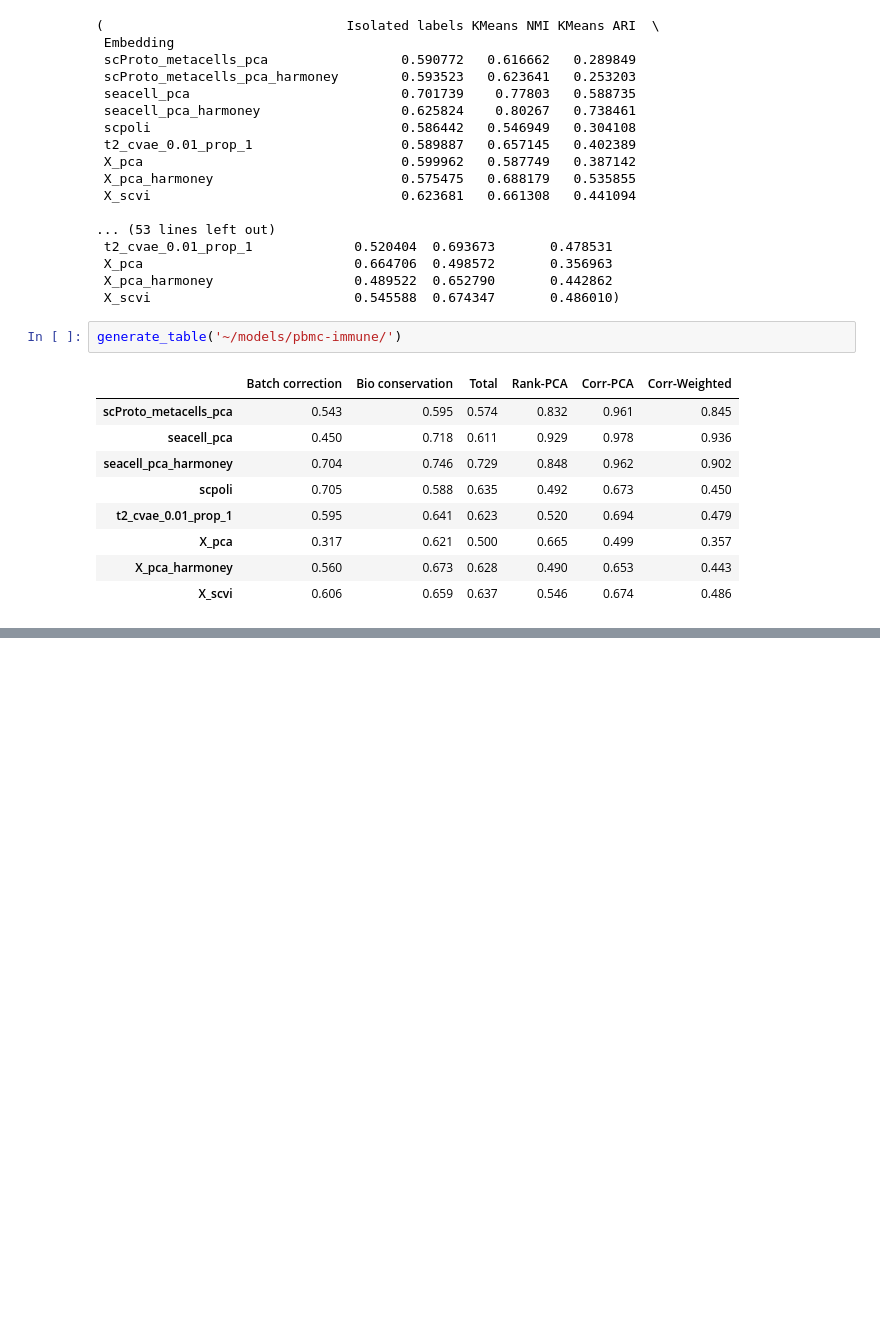
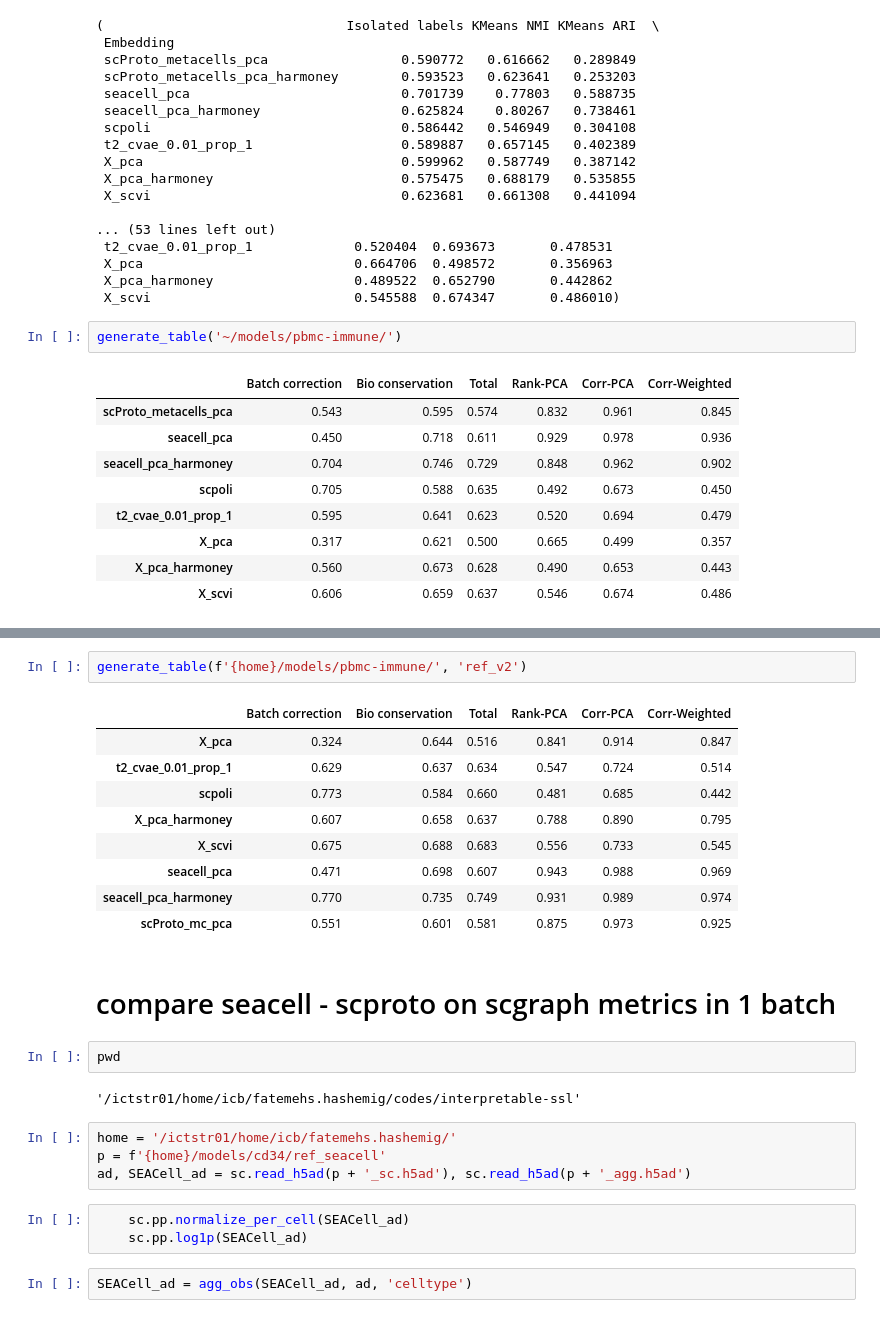
Before and after one commit to fatisati/interpretable-prototype, a Jupyter notebook: notebooks/embedding_metrics.ipynb, the cells around one changed output, grey strips where cells are left out. Cells and saved outputs as stored; diff of their text form; blank space fills up the shorter version.

```diff
--- a/notebooks/embedding_metrics.ipynb
+++ b/notebooks/embedding_metrics.ipynb
@@ -872,0 +702,27 @@ KeyboardInterrupt:
+# %%
+generate_table(f'{home}/models/pbmc-immune/', 'ref_v2')
+# %% [output]
+|  | Batch correction | Bio conservation | Total | Rank-PCA | Corr-PCA | Corr-Weighted |
+| X_pca | 0.324 | 0.644 | 0.516 | 0.841 | 0.914 | 0.847 |
+| t2_cvae_0.01_prop_1 | 0.629 | 0.637 | 0.634 | 0.547 | 0.724 | 0.514 |
+| scpoli | 0.773 | 0.584 | 0.660 | 0.481 | 0.685 | 0.442 |
+| X_pca_harmoney | 0.607 | 0.658 | 0.637 | 0.788 | 0.890 | 0.795 |
+| X_scvi | 0.675 | 0.688 | 0.683 | 0.556 | 0.733 | 0.545 |
+| seacell_pca | 0.471 | 0.698 | 0.607 | 0.943 | 0.988 | 0.969 |
+| seacell_pca_harmoney | 0.770 | 0.735 | 0.749 | 0.931 | 0.989 | 0.974 |
+| scProto_mc_pca | 0.551 | 0.601 | 0.581 | 0.875 | 0.973 | 0.925 |
+# %% [markdown]
+# compare seacell - scproto on scgraph metrics in 1 batch
+# %%
+pwd
+# %% [output]
+'/ictstr01/home/icb/fatemehs.hashemig/codes/interpretable-ssl'
+# %%
+home = '/ictstr01/home/icb/fatemehs.hashemig/'
+p = f'{home}/models/cd34/ref_seacell'
+ad, SEACell_ad = sc.read_h5ad(p + '_sc.h5ad'), sc.read_h5ad(p + '_agg.h5ad')
+# %%
+    sc.pp.normalize_per_cell(SEACell_ad)
+    sc.pp.log1p(SEACell_ad)
+# %%
+SEACell_ad = agg_obs(SEACell_ad, ad, 'celltype')
```
Also changed, not shown: parts of 80 cells of this notebook, 26 other files.
